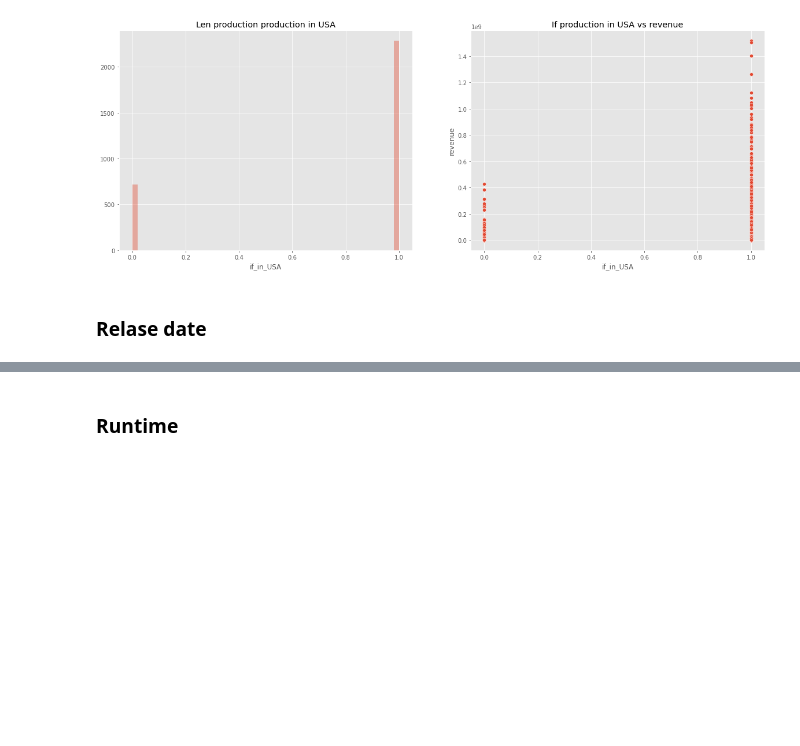
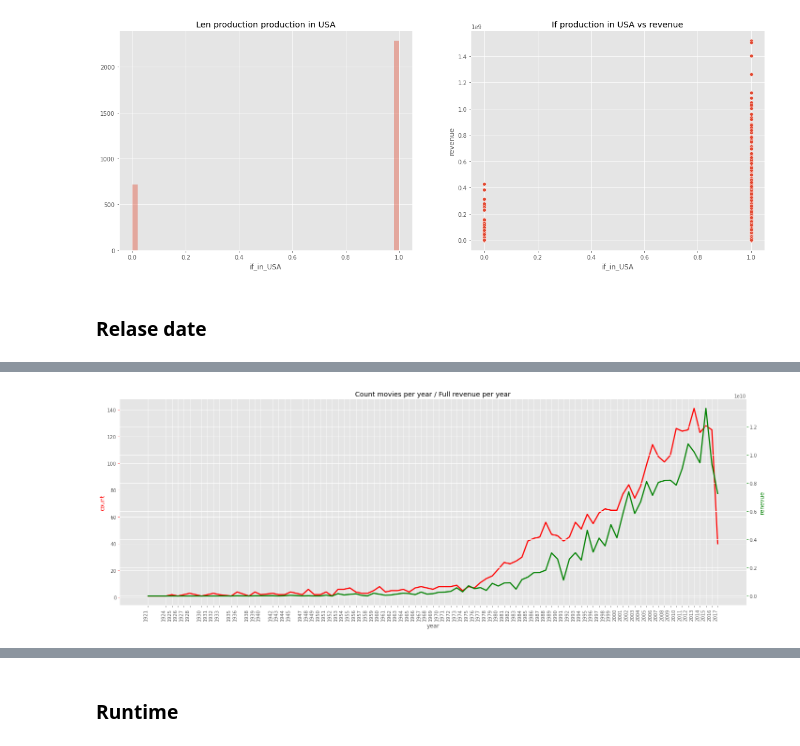
Before and after one commit to eydeem/Movie-prediction, a Jupyter notebook: main.ipynb, the cells around one changed output, grey strips where cells are left out. Cells and saved outputs as stored; diff of their text form; code cells hidden in the pictures; blank space fills up the shorter version.

```diff
--- a/main.ipynb
+++ b/main.ipynb
@@ -622,0 +701,32 @@ train, test = import_data()
+# %%
+full_revenue_per_year = train.groupby('year').sum()['revenue']
+# %%
+count_per_year = train['year'].value_counts(ascending=True)
+# %%
+revenue_one_film_per_year = full_revenue_per_year/count_per_year
+# %%
+per_year = pd.DataFrame({'full_revenue_per_year' : full_revenue_per_year,
+            'count_per_year' : count_per_year,
+            'revenue_one_film_per_year': revenue_one_film_per_year})
+# %%
+f, ax1 = plt.subplots(figsize=(20,8))
+
+ax1.set_xlabel('year')
+ax1.set_ylabel('count', color = 'r')
+ax1.plot(per_year['count_per_year'], color = 'r', linewidth = 2.5)
+ax1.tick_params(axis='y', color = 'r')
+
+ax2 = ax1.twinx()
+
+ax2.set_xlabel('year')
+ax2.set_ylabel('renevue', color = 'g')
+ax2.plot(per_year['full_revenue_per_year'], color = 'g', linewidth = 2.5)
+ax2.tick_params(axis='y', color = 'g')
+
+f.tight_layout()
+f.autofmt_xdate(rotation=90)
+plt.title('Count movies per year / Full revenue per year')
+plt.xticks(per_year.index)
+plt.show()
+# %% [output]
+[figure, added]
```
Also changed, not shown: parts of 21 cells of this notebook.
